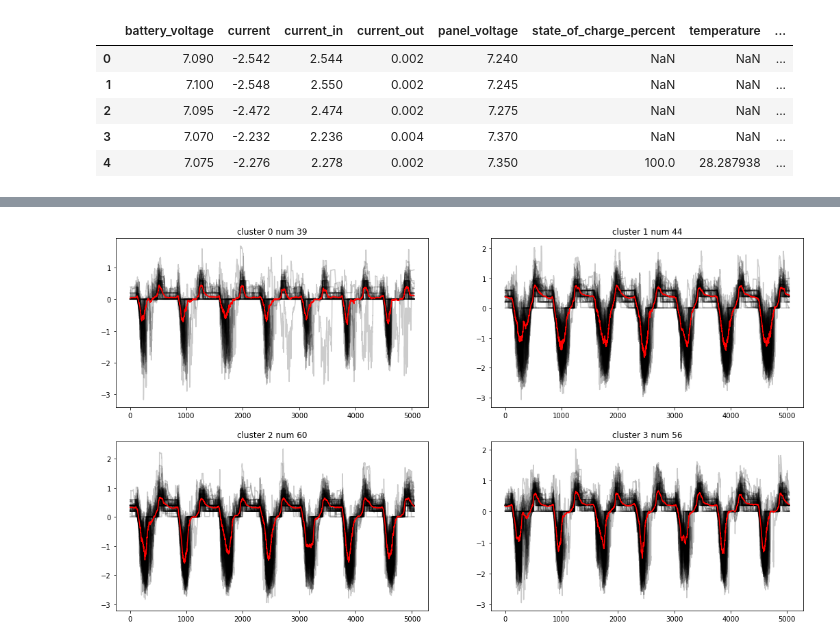
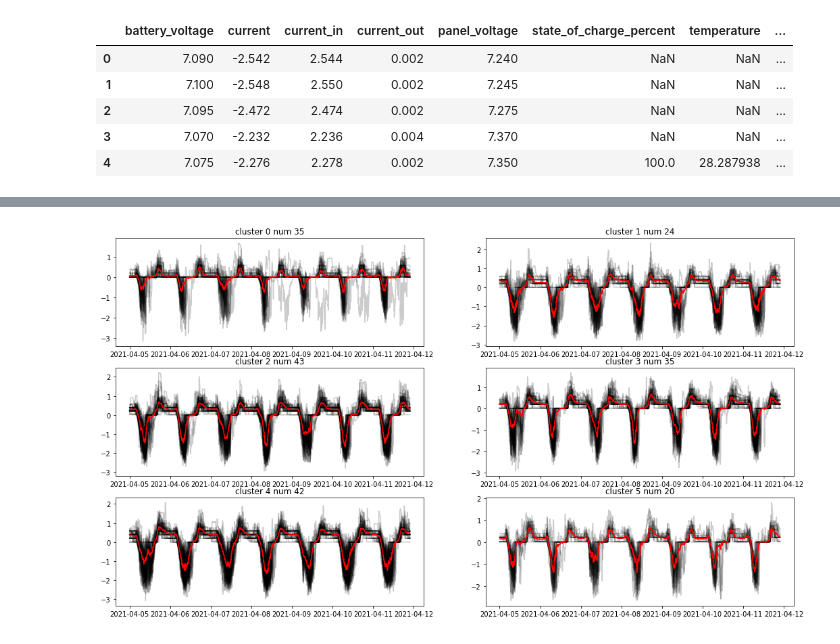
Before and after one commit to Zhouzihao914/bbox-team-22, a Jupyter notebook: dataload_self.ipynb, the cells around one changed output, grey strips where cells are left out. Cells and saved outputs as stored; diff of their text form; code cells hidden in the pictures.

```diff
--- a/dataload_self.ipynb
+++ b/dataload_self.ipynb
@@ -222,6 +217,11 @@ for i in range(len(all_samples)):
             index_list[i] = ii
             judge_list[i] = 1
             break
+# %%
+# index_list = index_list.astype(int)
+# index_df = pd.Series(index_list.ravel())
+# index_df.to_csv('index_4_5_2021.csv')
+index_list = pd.read_csv('index_4_5_2021.csv',index_col=0).values
 # %%
 # A baseline model on a week's current curves
 dur_time = 7*24*30
@@ -236,7 +236,7 @@ week_all_data = np.asarray(week_all_data)
 # %%
 from tslearn.clustering import TimeSeriesKMeans
 
-km = TimeSeriesKMeans(n_clusters=4, metric="euclidean", max_iter=50,
+km = TimeSeriesKMeans(n_clusters=6, metric="euclidean", max_iter=50,
                         random_state=0).fit(week_all_data)
 km.cluster_centers_.shape
 # %% [output]
@@ -249,0 +256,4 @@ array([39, 44, 60, 56], dtype=int64)
+# %%
+index0 = int(index_list[0])
+date_time =  all_samples[0].loc[index0:index0+dur_time,'timestamp']
+date_time
@@ -250,10 +273,12 @@ array([39, 44, 60, 56], dtype=int64)
 # %%
+
 plt.rcParams['figure.figsize'] = [18, 10]
-for yi in range(4):
-    plt.subplot(2, 2, yi + 1)
+for yi in range(6):
+    plt.subplot(3, 2, yi + 1)
     for xx in week_all_data[y_pred == yi]:
-        plt.plot(xx.ravel(), "k-", alpha=.2)
-    plt.plot(km.cluster_centers_[yi].ravel(), "r-")
+        plt.plot_date(date_time,xx.ravel(), "k-", alpha=.2)
+    plt.plot_date(date_time,km.cluster_centers_[yi].ravel(), "r-")
     plt.title('cluster '+str(yi)+' num '+str(counts[yi]))
+    # plt.gcf().autofmt_xdate()
 # %% [output]
-[figure, old version]
+[figure, new version]
```
Also changed, not shown: parts of 8 cells of this notebook, 15 other files.
